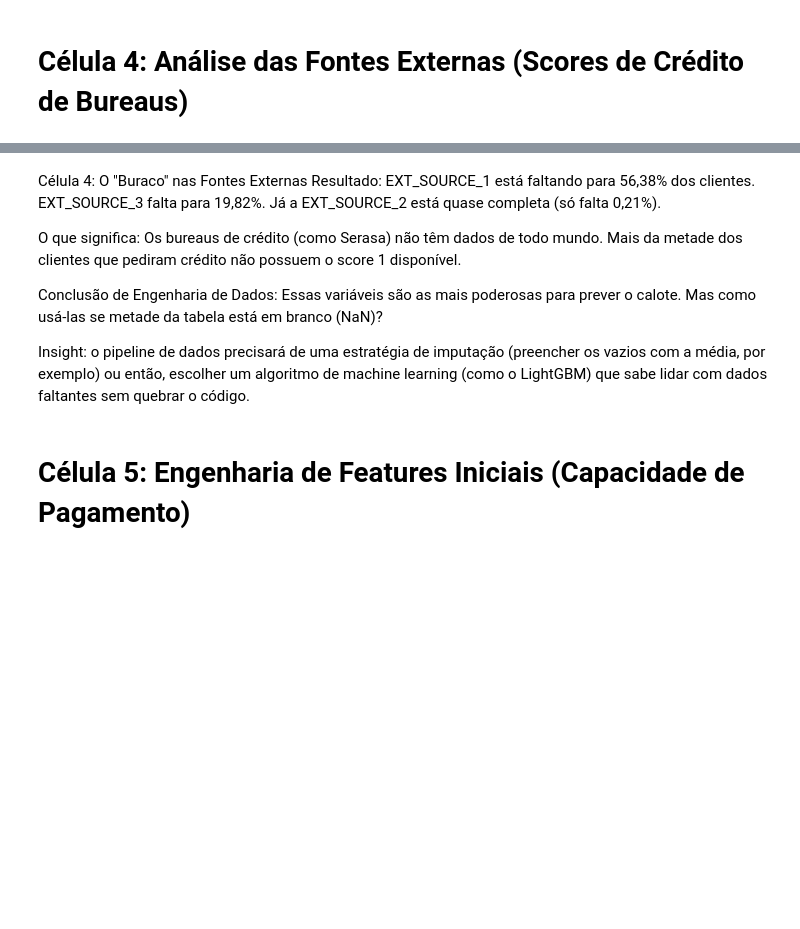
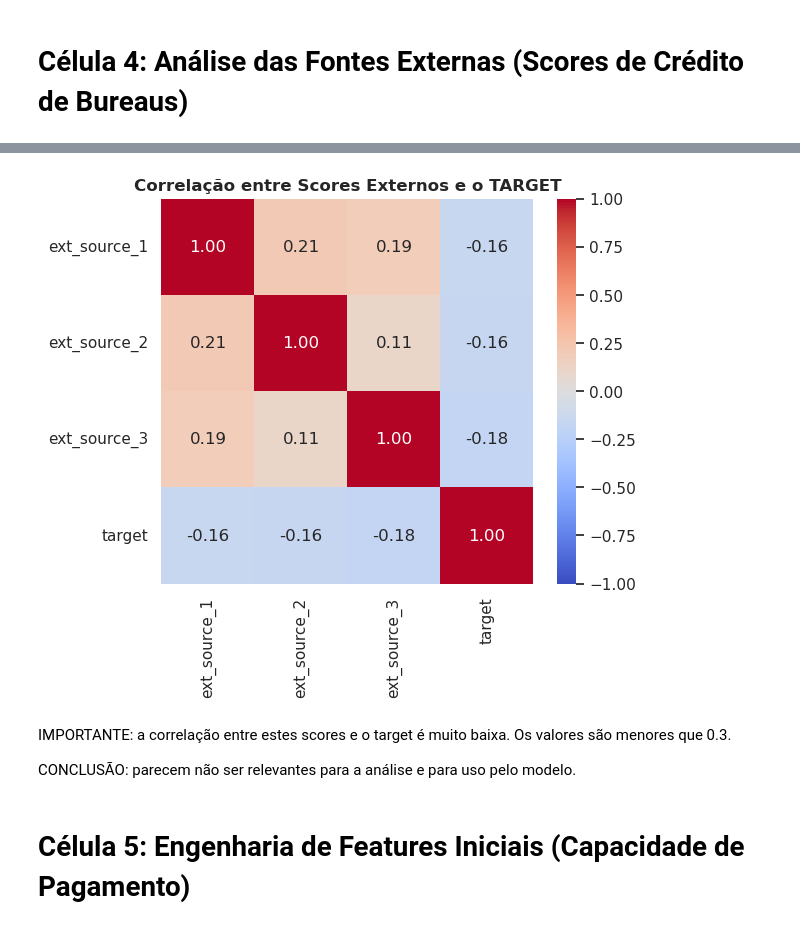
Before and after one commit to YuriKnebel/ProjetoFinalPosFIA-Individual, a Jupyter notebook: data-platform/DataPipeline/exp_analysis.ipynb, the cells around one changed output, grey strips where cells are left out. Drawn from its saved outputs; the diff is of its cells as text; code cells hidden in the pictures; blank space fills up the shorter version.

```diff
--- a/data-platform/DataPipeline/exp_analysis.ipynb
+++ b/data-platform/DataPipeline/exp_analysis.ipynb
@@ -388,12 +396,17 @@ print(df[ext_sources[:-1]].isnull().mean() * 100)
+# %%
+# Correlação entre scores externos
+ext_sources = ['ext_source_1', 'ext_source_2', 'ext_source_3', 'target']
+ext_corr = df[ext_sources].corr()
+plt.figure(figsize=(6, 5))
+sns.heatmap(ext_corr, annot=True, cmap='coolwarm', fmt=".2f", vmin=-1, vmax=1)
+plt.title('Correlação entre Scores Externos e o TARGET', fontsize=12, fontweight='bold')
+plt.show()
+# %% [output]
+[figure, added]
 # %% [markdown]
-Célula 4: O "Buraco" nas Fontes Externas
-Resultado: EXT_SOURCE_1 está faltando para 56,38% dos clientes. EXT_SOURCE_3 falta para 19,82%. Já a EXT_SOURCE_2 está quase completa (só falta 0,21%).
+IMPORTANTE: a correlação entre estes scores e o target é muito baixa. Os valores são menores que 0.3.
 
-O que significa: Os bureaus de crédito (como Serasa) não têm dados de todo mundo. Mais da metade dos clientes que pediram crédito não possuem o score 1 disponível.
-
-Conclusão de Engenharia de Dados: Essas variáveis são as mais poderosas para prever o calote. Mas como usá-las se metade da tabela está em branco (NaN)?
-
-Insight: o pipeline de dados precisará de uma estratégia de imputação (preencher os vazios com a média, por exemplo) ou então, escolher um algoritmo de machine learning (como o LightGBM) que sabe lidar com dados faltantes sem quebrar o código.
+CONCLUSÃO: parecem não ser relevantes para a análise e para uso pelo modelo.
 # %% [markdown]
 # Célula 5: Engenharia de Features Iniciais (Capacidade de Pagamento)
 # %%
```
Also changed, not shown: parts of 15 cells of this notebook.
